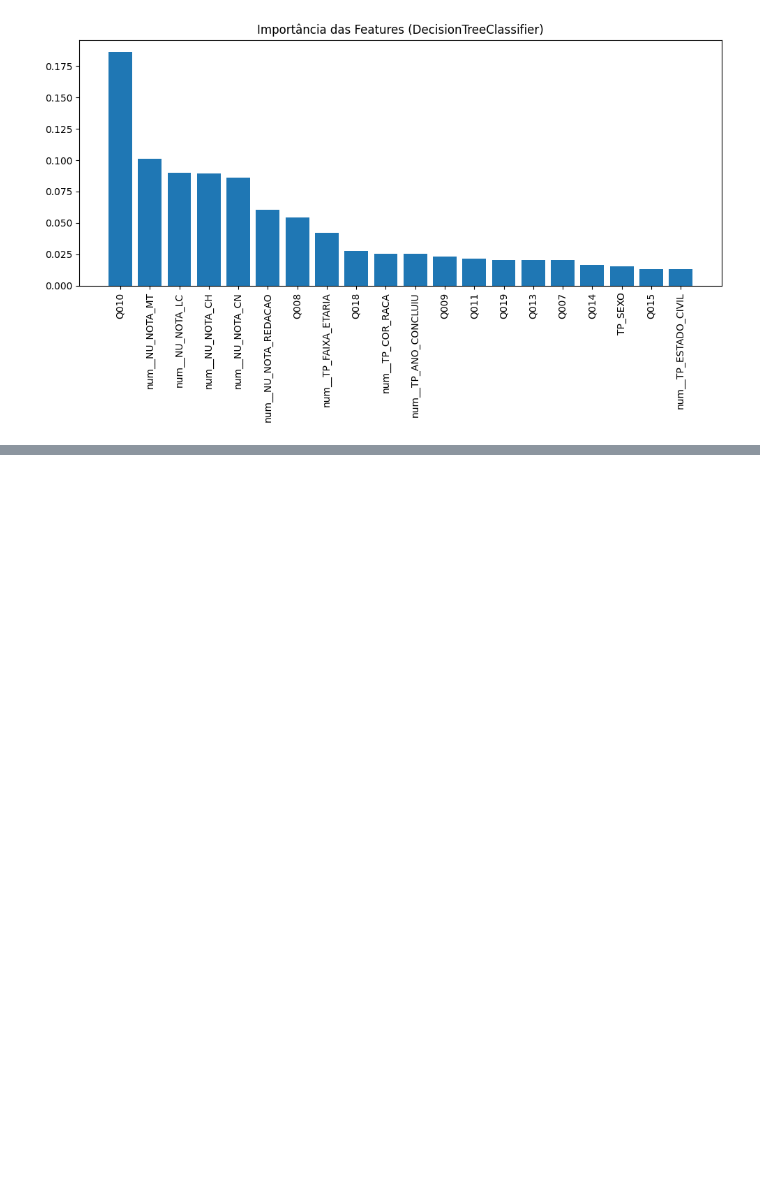
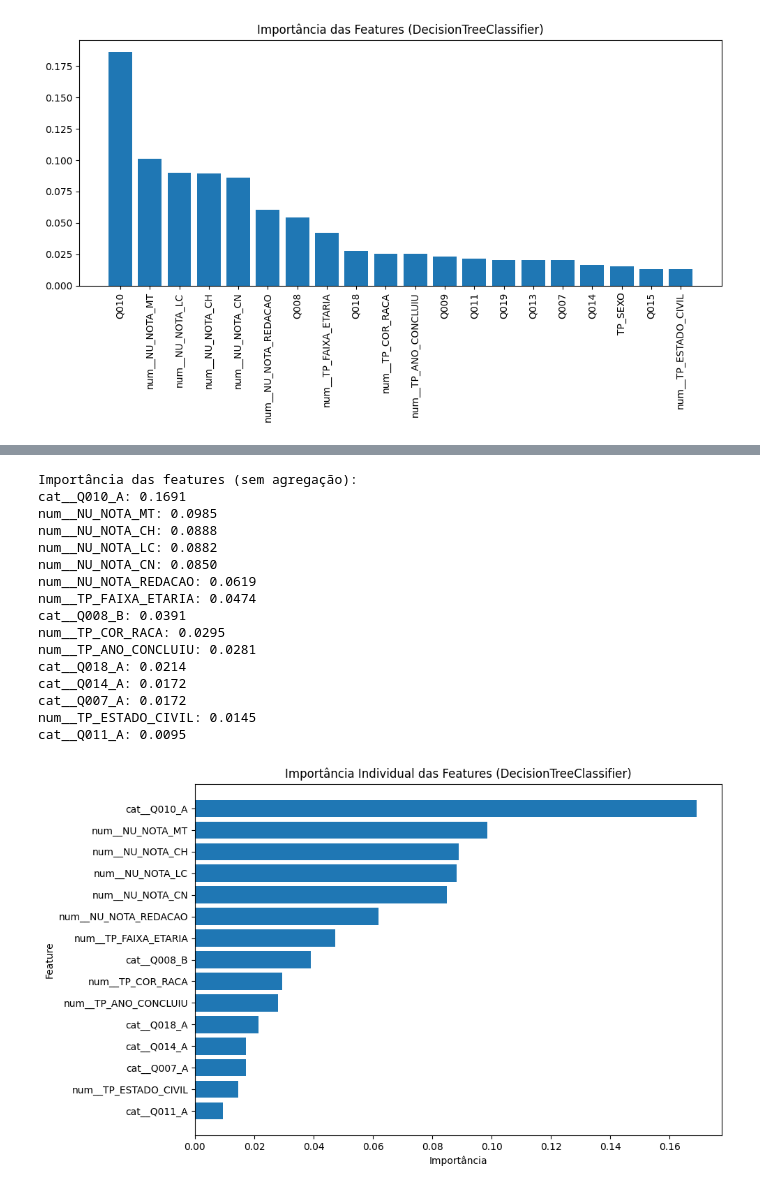
Before and after one commit to vinicarlosss/TCC_Sistemas-de-informa-o, a Jupyter notebook: arvore_decisao.ipynb, the cells around one changed output, grey strips where cells are left out. Drawn from its saved outputs; the diff is of its cells as text; code cells hidden in the pictures; blank space fills up the shorter version.

```diff
--- a/arvore_decisao.ipynb
+++ b/arvore_decisao.ipynb
@@ -721,3 +743,23 @@ Feature Q015: 0.0122
+# %%
+df_importancias_individuais_homem = analisar_importancia_features(modelo_homem, clf_homem, top_n=15)
+# %% [output]
+Importância das features (sem agregação):
+cat__Q010_A: 0.1691
+num__NU_NOTA_MT: 0.0985
+num__NU_NOTA_CH: 0.0888
+num__NU_NOTA_LC: 0.0882
+num__NU_NOTA_CN: 0.0850
+num__NU_NOTA_REDACAO: 0.0619
+num__TP_FAIXA_ETARIA: 0.0474
+cat__Q008_B: 0.0391
+num__TP_COR_RACA: 0.0295
+num__TP_ANO_CONCLUIU: 0.0281
+cat__Q018_A: 0.0214
+cat__Q014_A: 0.0172
+cat__Q007_A: 0.0172
+num__TP_ESTADO_CIVIL: 0.0145
+cat__Q011_A: 0.0095
+[figure, added]
 # %%
 analisar_desempenho_por_classe(dataset_homem)
 # %% [output]
```
Also changed, not shown: parts of 11 cells of this notebook.
